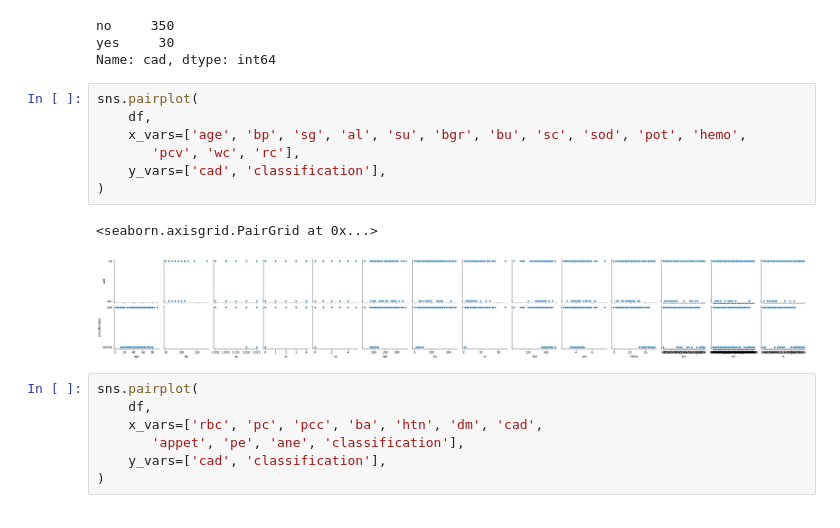
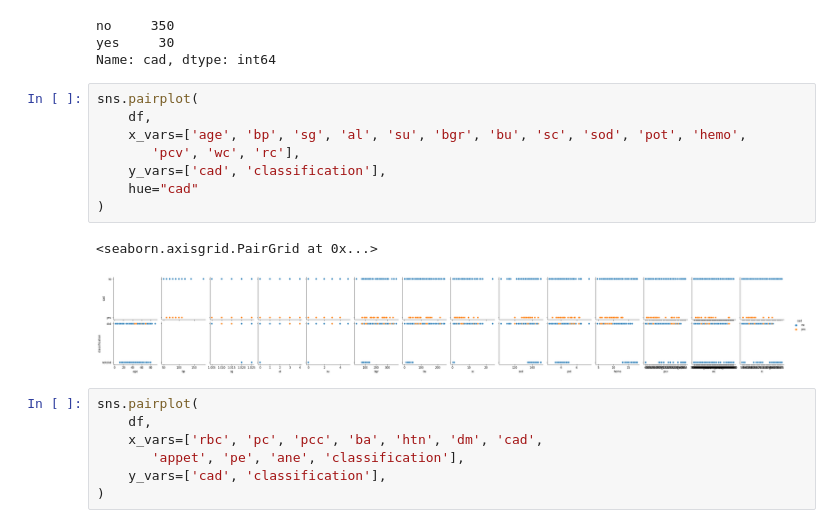
Before and after one commit to trevorguleserian/FinalProject, a Jupyter notebook: KidneyFailure_HeartDisease_Reduced.ipynb, the cells around one changed output. Drawn from its saved outputs; the diff is of its cells as text.

```diff
--- a/KidneyFailure_HeartDisease_Reduced.ipynb
+++ b/KidneyFailure_HeartDisease_Reduced.ipynb
@@ -68,13 +82,14 @@ Name: cad, dtype: int64
 # %%
 sns.pairplot(
     df,
     x_vars=['age', 'bp', 'sg', 'al', 'su', 'bgr', 'bu', 'sc', 'sod', 'pot', 'hemo',
        'pcv', 'wc', 'rc'],
     y_vars=['cad', 'classification'],
+    hue="cad"
 )
 # %% [output]
 <seaborn.axisgrid.PairGrid at 0x...>
-[figure, old version]
+[figure, new version]
 # %%
 sns.pairplot(
     df,
```
Also changed, not shown: parts of 8 cells of this notebook, 2 other files.
